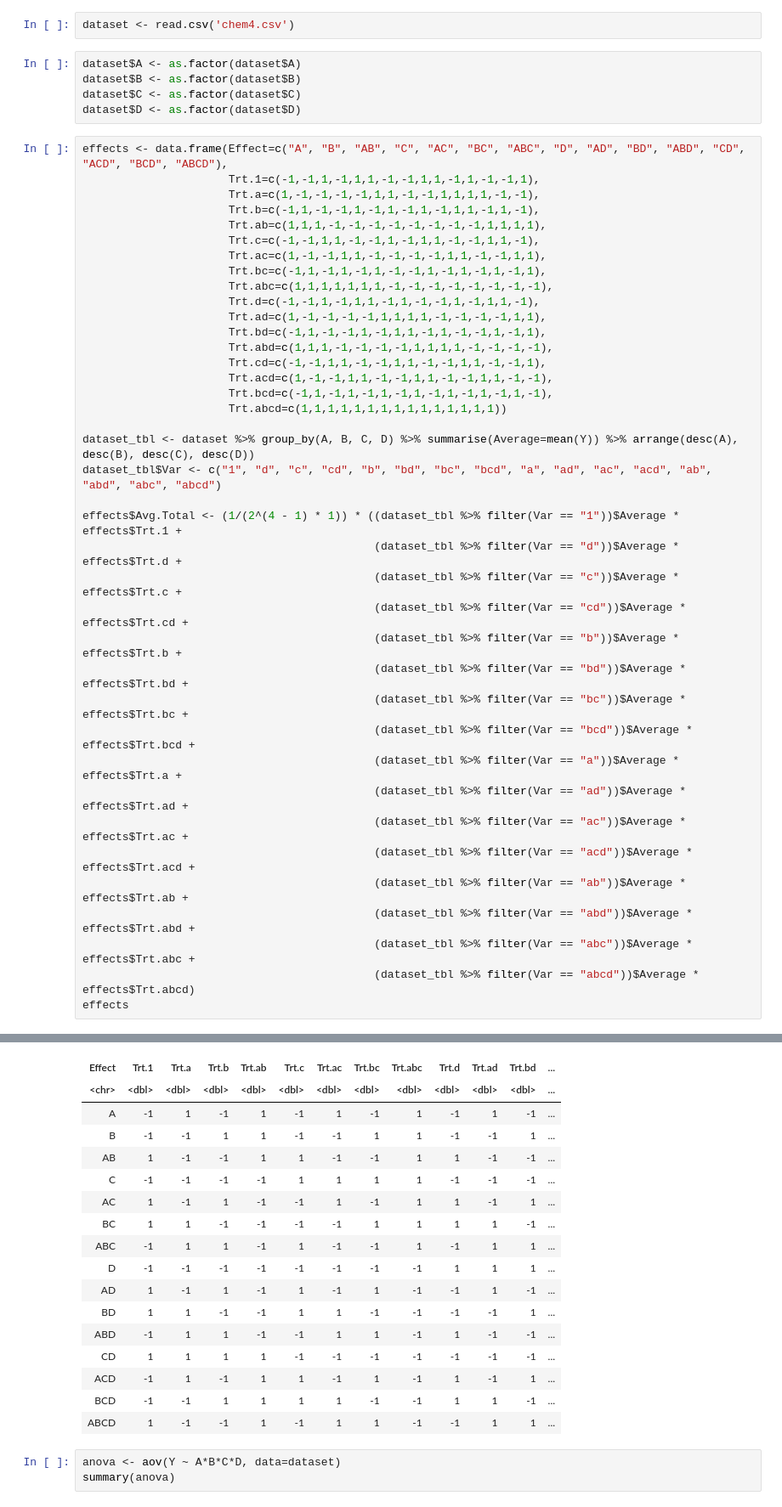
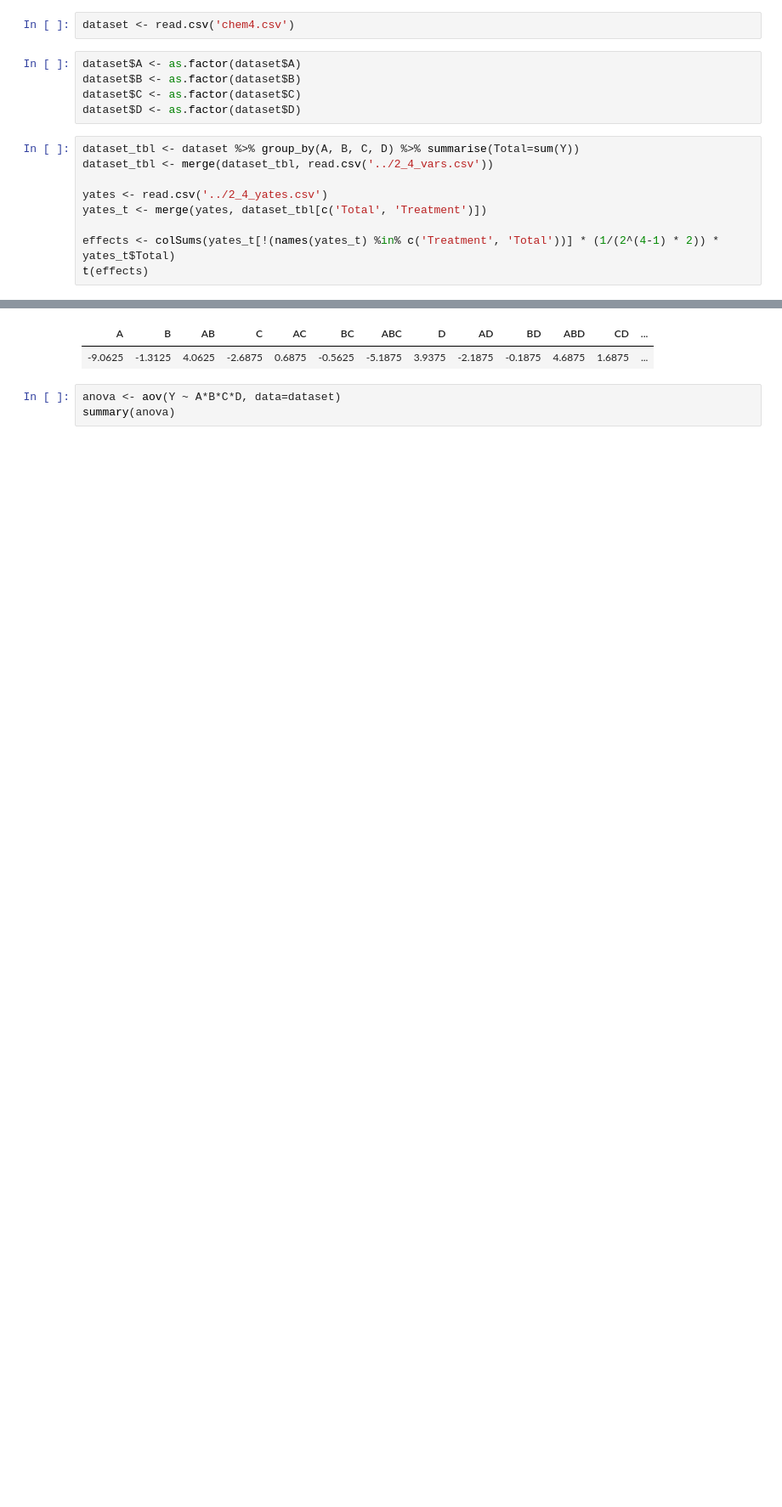
Before and after one commit to oooookk7/experimental-design-statistics, a Jupyter notebook: 06 - Blocking and Confounding in the 2k Factorial Design/notes.ipynb, the cells around one changed output, grey strips where cells are left out. Shown at 85% size. Saved outputs shown, nothing was run; the diff lists cells and outputs as text; blank space fills up the shorter version.

```diff
--- a/06 - Blocking and Confounding in the 2k Factorial Design/notes.ipynb
+++ b/06 - Blocking and Confounding in the 2k Factorial Design/notes.ipynb
@@ -355,43 +355,13 @@ dataset$B <- as.factor(dataset$B)
 dataset$C <- as.factor(dataset$C)
 dataset$D <- as.factor(dataset$D)
 # %%
-effects <- data.frame(Effect=c("A", "B", "AB", "C", "AC", "BC", "ABC", "D", "AD", "BD", "ABD", "CD", "ACD", "BCD", "ABCD"),
-                      Trt.1=c(-1,-1,1,-1,1,1,-1,-1,1,1,-1,1,-1,-1,1),
-                      Trt.a=c(1,-1,-1,-1,-1,1,1,-1,-1,1,1,1,1,-1,-1),
-                      Trt.b=c(-1,1,-1,-1,1,-1,1,-1,1,-1,1,1,-1,1,-1),
-                      Trt.ab=c(1,1,1,-1,-1,-1,-1,-1,-1,-1,-1,1,1,1,1),
-                      Trt.c=c(-1,-1,1,1,-1,-1,1,-1,1,1,-1,-1,1,1,-1),
-                      Trt.ac=c(1,-1,-1,1,1,-1,-1,-1,-1,1,1,-1,-1,1,1),
-                      Trt.bc=c(-1,1,-1,1,-1,1,-1,-1,1,-1,1,-1,1,-1,1),
-                      Trt.abc=c(1,1,1,1,1,1,1,-1,-1,-1,-1,-1,-1,-1,-1),
-                      Trt.d=c(-1,-1,1,-1,1,1,-1,1,-1,-1,1,-1,1,1,-1),
-                      Trt.ad=c(1,-1,-1,-1,-1,1,1,1,1,-1,-1,-1,-1,1,1),
-                      Trt.bd=c(-1,1,-1,-1,1,-1,1,1,-1,1,-1,-1,1,-1,1),
-                      Trt.abd=c(1,1,1,-1,-1,-1,-1,1,1,1,1,-1,-1,-1,-1),
-                      Trt.cd=c(-1,-1,1,1,-1,-1,1,1,-1,-1,1,1,-1,-1,1),
-                      Trt.acd=c(1,-1,-1,1,1,-1,-1,1,1,-1,-1,1,1,-1,-1),
-                      Trt.bcd=c(-1,1,-1,1,-1,1,-1,1,-1,1,-1,1,-1,1,-1),
-                      Trt.abcd=c(1,1,1,1,1,1,1,1,1,1,1,1,1,1,1))
+dataset_tbl <- dataset %>% group_by(A, B, C, D) %>% summarise(Total=sum(Y))
+dataset_tbl <- merge(dataset_tbl, read.csv('../2_4_vars.csv'))
 
-dataset_tbl <- dataset %>% group_by(A, B, C, D) %>% summarise(Average=mean(Y)) %>% arrange(desc(A), desc(B), desc(C), desc(D))
-dataset_tbl$Var <- c("1", "d", "c", "cd", "b", "bd", "bc", "bcd", "a", "ad", "ac", "acd", "ab", "abd", "abc", "abcd")
+yates <- read.csv('../2_4_yates.csv')
+yates_t <- merge(yates, dataset_tbl[c('Total', 'Treatment')])
 
-effects$Avg.Total <- (1/(2^(4 - 1) * 1)) * ((dataset_tbl %>% filter(Var == "1"))$Average * effects$Trt.1 +
-                                            (dataset_tbl %>% filter(Var == "d"))$Average * effects$Trt.d +
-                                            (dataset_tbl %>% filter(Var == "c"))$Average * effects$Trt.c +
-                                            (dataset_tbl %>% filter(Var == "cd"))$Average * effects$Trt.cd +
-                                            (dataset_tbl %>% filter(Var == "b"))$Average * effects$Trt.b +
-                                            (dataset_tbl %>% filter(Var == "bd"))$Average * effects$Trt.bd +
-                                            (dataset_tbl %>% filter(Var == "bc"))$Average * effects$Trt.bc +
-                                            (dataset_tbl %>% filter(Var == "bcd"))$Average * effects$Trt.bcd +
-                                            (dataset_tbl %>% filter(Var == "a"))$Average * effects$Trt.a +
-                                            (dataset_tbl %>% filter(Var == "ad"))$Average * effects$Trt.ad +
-                                            (dataset_tbl %>% filter(Var == "ac"))$Average * effects$Trt.ac +
-                                            (dataset_tbl %>% filter(Var == "acd"))$Average * effects$Trt.acd +
-                                            (dataset_tbl %>% filter(Var == "ab"))$Average * effects$Trt.ab +
-                                            (dataset_tbl %>% filter(Var == "abd"))$Average * effects$Trt.abd +
-                                            (dataset_tbl %>% filter(Var == "abc"))$Average * effects$Trt.abc +
-                                            (dataset_tbl %>% filter(Var == "abcd"))$Average * effects$Trt.abcd)
-effects
+effects <- colSums(yates_t[!(names(yates_t) %in% c('Treatment', 'Total'))] * (1/(2^(4-1) * 2)) * yates_t$Total)
+t(effects)
 # %% [output]
 `summarise()` has grouped output by 'A', 'B', 'C'. You can override using the `.groups` argument.
@@ -399,20 +369,5 @@ A data.frame: 15 × 18
-| Effect | Trt.1 | Trt.a | Trt.b | Trt.ab | Trt.c | Trt.ac | Trt.bc | Trt.abc | Trt.d | Trt.ad | Trt.bd | ... |
-| <chr> | <dbl> | <dbl> | <dbl> | <dbl> | <dbl> | <dbl> | <dbl> | <dbl> | <dbl> | <dbl> | <dbl> | ... |
-| A | -1 | 1 | -1 | 1 | -1 | 1 | -1 | 1 | -1 | 1 | -1 | ... |
-| B | -1 | -1 | 1 | 1 | -1 | -1 | 1 | 1 | -1 | -1 | 1 | ... |
-| AB | 1 | -1 | -1 | 1 | 1 | -1 | -1 | 1 | 1 | -1 | -1 | ... |
-| C | -1 | -1 | -1 | -1 | 1 | 1 | 1 | 1 | -1 | -1 | -1 | ... |
-| AC | 1 | -1 | 1 | -1 | -1 | 1 | -1 | 1 | 1 | -1 | 1 | ... |
-| BC | 1 | 1 | -1 | -1 | -1 | -1 | 1 | 1 | 1 | 1 | -1 | ... |
-| ABC | -1 | 1 | 1 | -1 | 1 | -1 | -1 | 1 | -1 | 1 | 1 | ... |
-| D | -1 | -1 | -1 | -1 | -1 | -1 | -1 | -1 | 1 | 1 | 1 | ... |
-| AD | 1 | -1 | 1 | -1 | 1 | -1 | 1 | -1 | -1 | 1 | -1 | ... |
-| BD | 1 | 1 | -1 | -1 | 1 | 1 | -1 | -1 | -1 | -1 | 1 | ... |
-| ABD | -1 | 1 | 1 | -1 | -1 | 1 | 1 | -1 | 1 | -1 | -1 | ... |
-| CD | 1 | 1 | 1 | 1 | -1 | -1 | -1 | -1 | -1 | -1 | -1 | ... |
-| ACD | -1 | 1 | -1 | 1 | 1 | -1 | 1 | -1 | 1 | -1 | 1 | ... |
-| BCD | -1 | -1 | 1 | 1 | 1 | 1 | -1 | -1 | 1 | 1 | -1 | ... |
-| ABCD | 1 | -1 | -1 | 1 | -1 | 1 | 1 | -1 | -1 | 1 | 1 | ... |
+| A | B | AB | C | AC | BC | ABC | D | AD | BD | ABD | CD | ... |
+| -9.0625 | -1.3125 | 4.0625 | -2.6875 | 0.6875 | -0.5625 | -5.1875 | 3.9375 | -2.1875 | -0.1875 | 4.6875 | 1.6875 | ... |
 # %%
 anova <- aov(Y ~ A*B*C*D, data=dataset)
 summary(anova)
```
Also changed, not shown: parts of 16 cells of this notebook, 1 other file.
